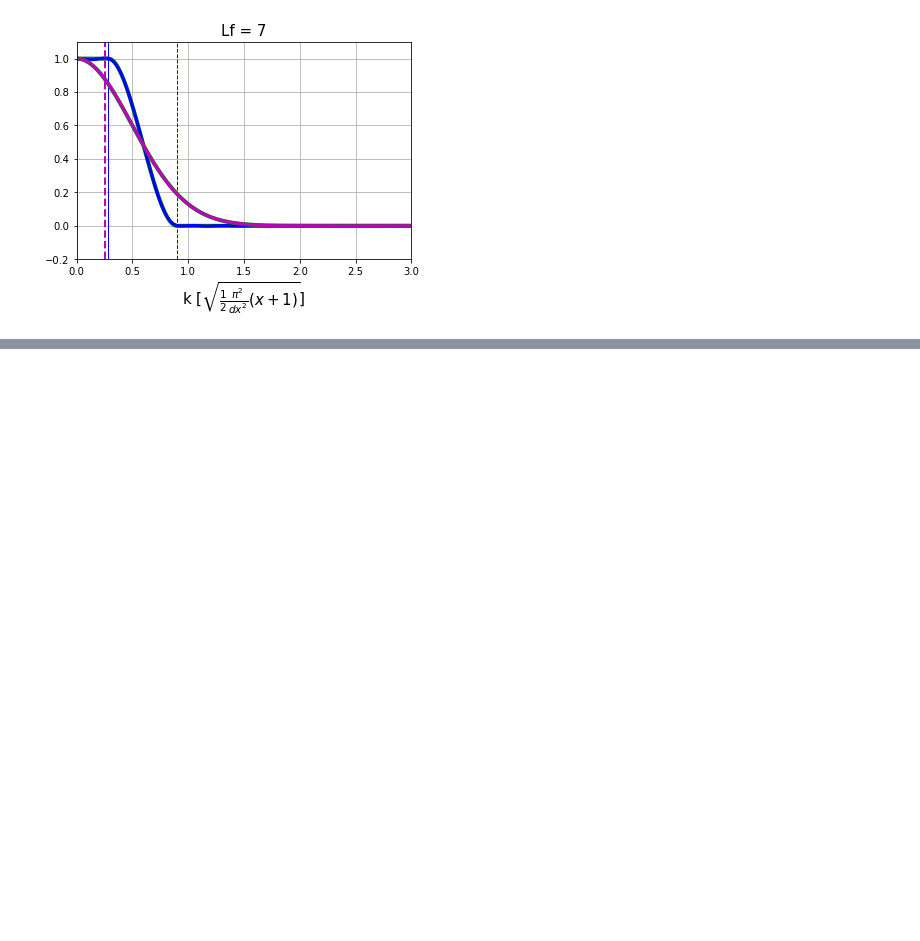
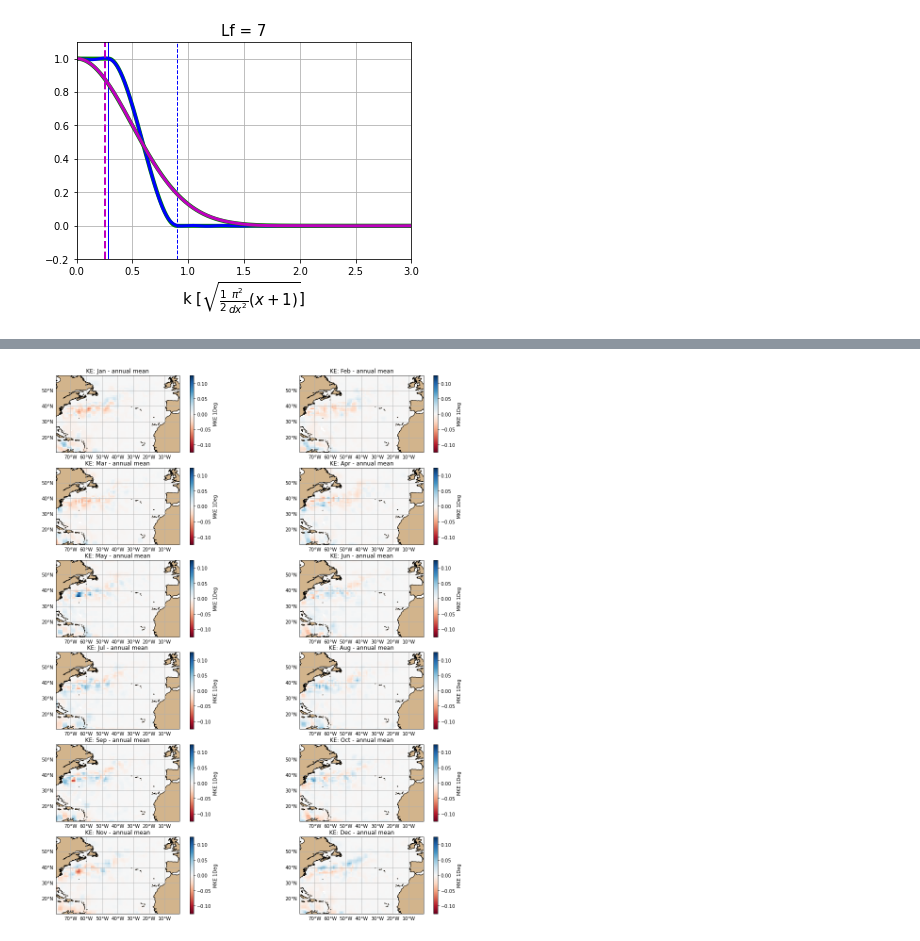
Before and after one commit to ocean-eddy-cpt/WP1T2-2D-EKE-Analysis, a Jupyter notebook: along_track_filtering.ipynb, the cells around one changed output, grey strips where cells are left out. Cells and saved outputs as stored; diff of their text form; code cells hidden in the pictures; blank space fills up the shorter version.

```diff
--- a/along_track_filtering.ipynb
+++ b/along_track_filtering.ipynb
@@ -395,3 +477,29 @@ plt.show()
 # %%
 # note for j2, seasonality is strongly apparent in the agulhas
 # 'seasonal variability in the agulhas retroflection region, matano et al. 1998'
+# %%
+# climatology (for 1Deg)
+# monthly anomalies relative to annual mean
+lon_in = np.where((lon_bin_c > 280) & (lon_bin_c < 360))[0]
+lat_in = np.where(((lat_bin_c > 10) & (lat_bin_c < 60)))[0]
+fig, axs = plt.subplots(6,2,figsize=(17,21),subplot_kw={'projection':ccrs.PlateCarree()})
+i = 0
+for ax in axs.flatten():
+    # Monthly anomaly of MKE (filtered to 1Deg)
+    monthly_anomaly = (mean_field_filtered3_xr.isel(month=i, longitude=lon_in, latitude=lat_in) - \
+        mean_field_filtered3_xr.mean(dim='month').isel(longitude=lon_in, latitude=lat_in))
+    monthly_anomaly.plot(ax=ax,transform=ccrs.PlateCarree(), vmin=-0.125, vmax=0.125, \
+                         cmap=plt.get_cmap('RdBu'), zorder=0, add_colorbar=True)
+    ax.set_title('KE: ' + mo_list[i] + ' - annual mean')
+    ax.add_feature(cartopy.feature.LAND, color='#D2B48C',zorder=1)
+    ax.coastlines()
+    ax.set_extent([np.nanmin(lon_bin_c[lon_in]), np.nanmax(lon_bin_c[lon_in]), \
+                np.nanmin(lat_bin_c[lat_in]), np.nanmax(lat_bin_c[lat_in])], crs=ccrs.PlateCarree())
+    gl = ax.gridlines(draw_labels=True)
+    gl.xlabels_top = False
+    gl.ylabels_right = False
+    i = i + 1
+plt.show()
+# fig.savefig(this_sat + '_sample_climatology', dpi=450)
+# %% [output]
+[figure, added]
```
Also changed, not shown: parts of 19 cells of this notebook, 1 other file.
